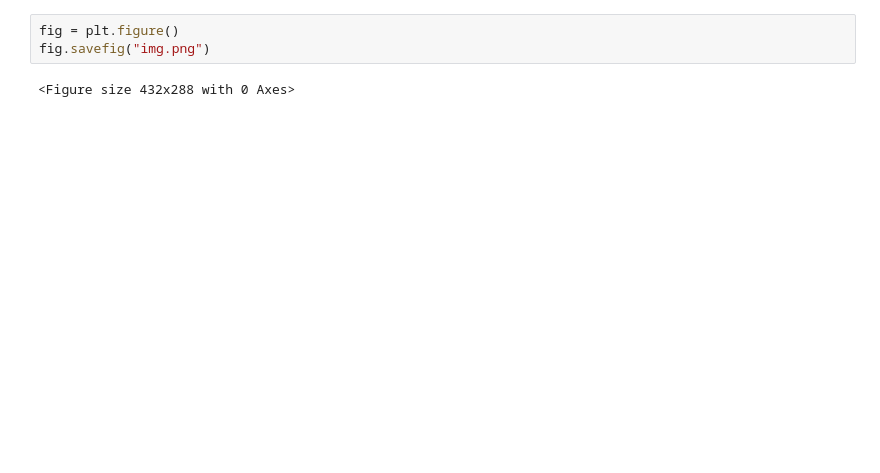
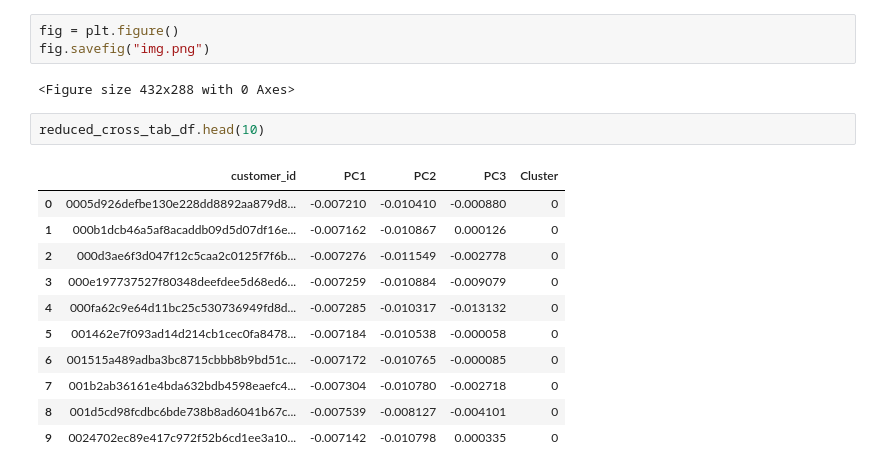
Before and after one commit to yusaku-learn/handm-analytics, a Jupyter notebook: handm_syuseibun_kouhan.ipynb, the cells around one changed output. Drawn from its saved outputs; the diff is of its cells as text; blank space fills up the shorter version.

```diff
--- a/handm_syuseibun_kouhan.ipynb
+++ b/handm_syuseibun_kouhan.ipynb
@@ -69,6 +55,20 @@ fig = plt.figure()
 fig.savefig("img.png")
 # %% [output]
 <Figure size 432x288 with 0 Axes>
+# %%
+reduced_cross_tab_df.head(10)
+# %% [output]
+|  | customer_id | PC1 | PC2 | PC3 | Cluster |
+| 0 | 0005d926defbe130e228dd8892aa879d8... | -0.007210 | -0.010410 | -0.000880 | 0 |
+| 1 | 000b1dcb46a5af8acaddb09d5d07df16e... | -0.007162 | -0.010867 | 0.000126 | 0 |
+| 2 | 000d3ae6f3d047f12c5caa2c0125f7f6b... | -0.007276 | -0.011549 | -0.002778 | 0 |
+| 3 | 000e197737527f80348deefdee5d68ed6... | -0.007259 | -0.010884 | -0.009079 | 0 |
+| 4 | 000fa62c9e64d11bc25c530736949fd8d... | -0.007285 | -0.010317 | -0.013132 | 0 |
+| 5 | 001462e7f093ad14d214cb1cec0fa8478... | -0.007184 | -0.010538 | -0.000058 | 0 |
+| 6 | 001515a489adba3bc8715cbbb8b9bd51c... | -0.007172 | -0.010765 | -0.000085 | 0 |
+| 7 | 001b2ab36161e4bda632bdb4598eaefc4... | -0.007304 | -0.010780 | -0.002718 | 0 |
+| 8 | 001d5cd98fcdbc6bde738b8ad6041b67c... | -0.007539 | -0.008127 | -0.004101 | 0 |
+| 9 | 0024702ec89e417c972f52b6cd1ee3a10... | -0.007142 | -0.010798 | 0.000335 | 0 |
 # %%
 from sklearn.cluster import KMeans
 import matplotlib.pyplot as plt
```
Also changed, not shown: parts of 4 cells of this notebook, 2 other files.
